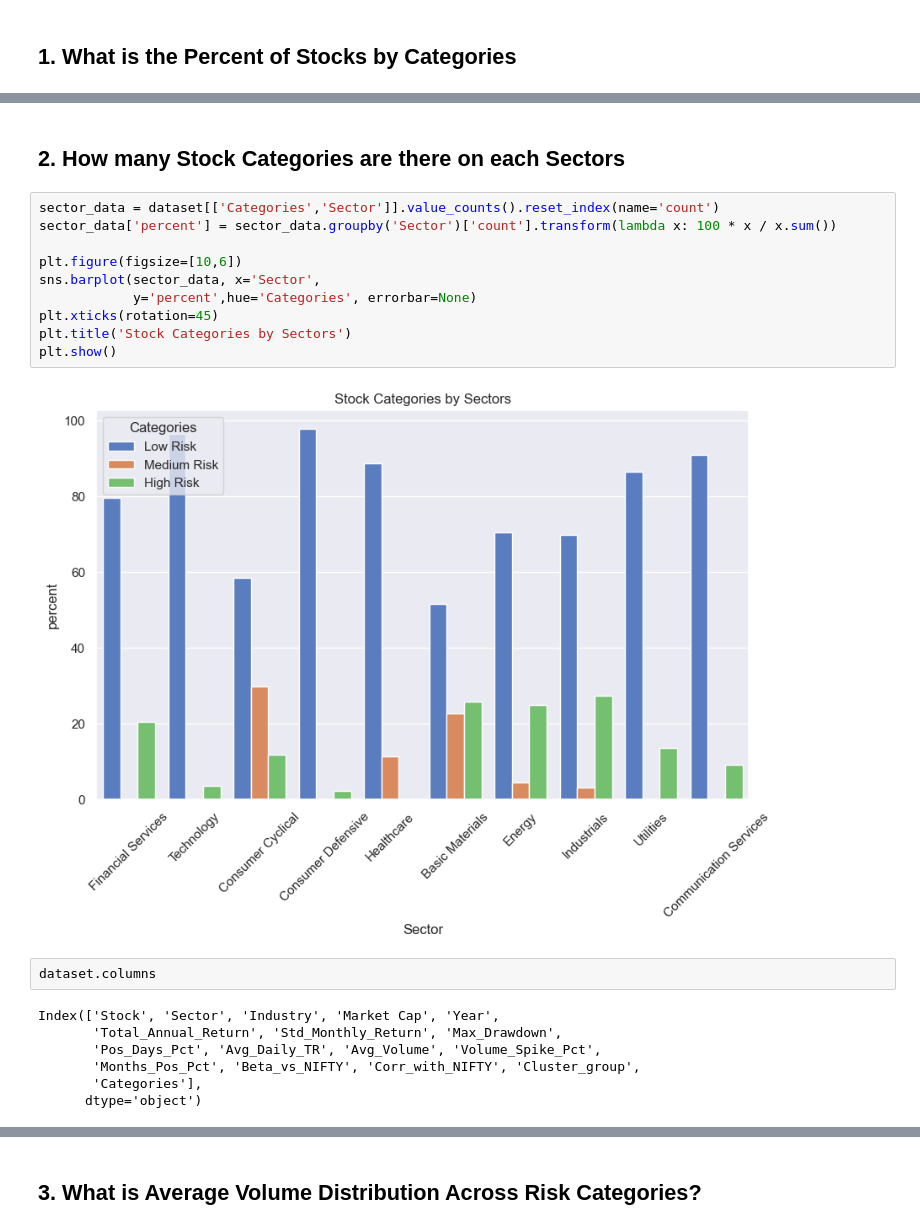
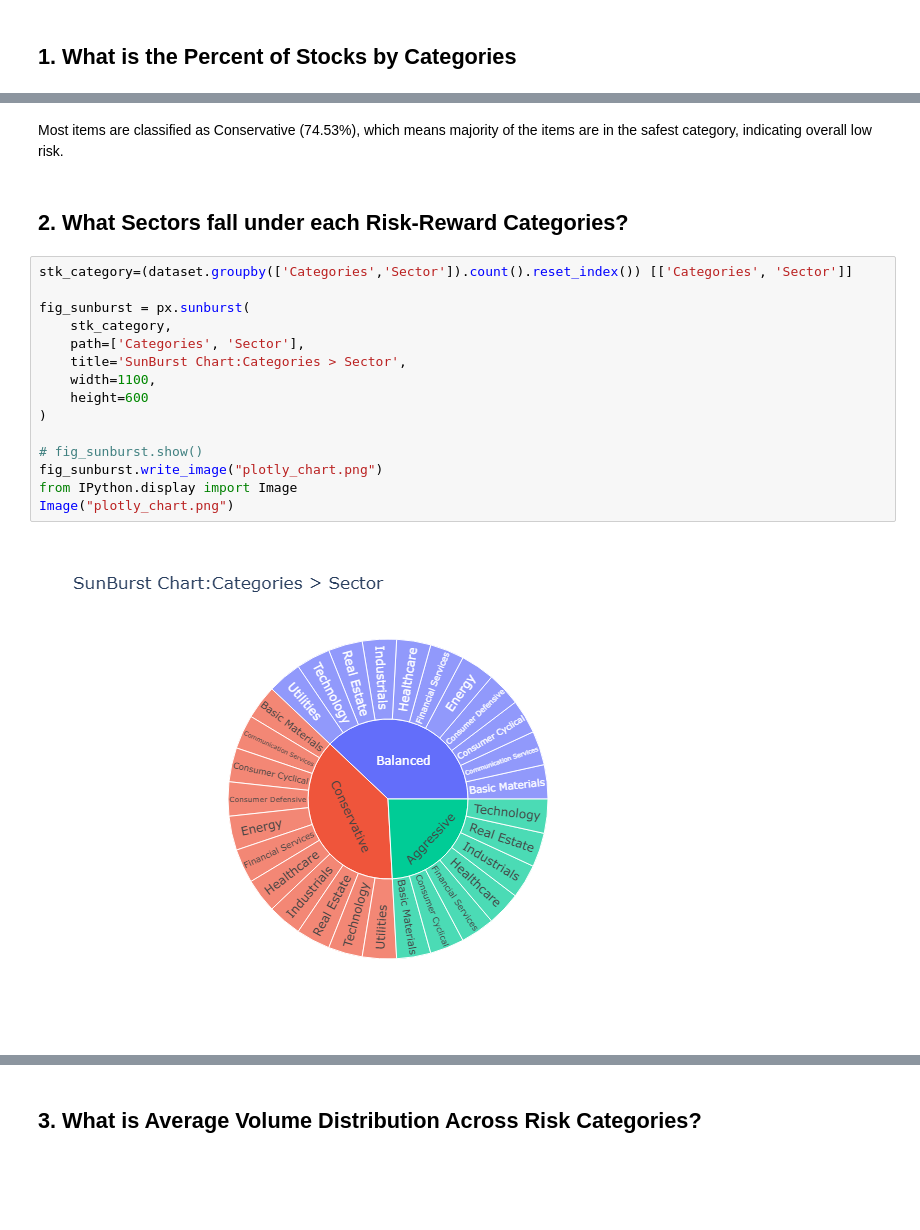
Before and after one commit to Sulo-proj/AI, a Jupyter notebook: ML and DS Capstone/4. Feature Selection/3.eda_with_target.ipynb, the cells around one changed output, grey strips where cells are left out. Drawn from its saved outputs; the diff is of its cells as text; blank space fills up the shorter version.

```diff
--- a/ML and DS Capstone/4. Feature Selection/3.eda_with_target.ipynb
+++ b/ML and DS Capstone/4. Feature Selection/3.eda_with_target.ipynb
@@ -26,23 +41,21 @@ plt.show()
-# %% [markdown]
-## 2. How many Stock Categories are there on each Sectors
-# %%
-sector_data = dataset[['Categories','Sector']].value_counts().reset_index(name='count')
-sector_data['percent'] = sector_data.groupby('Sector')['count'].transform(lambda x: 100 * x / x.sum())
-
-plt.figure(figsize=[10,6])
-sns.barplot(sector_data, x='Sector',
-            y='percent',hue='Categories', errorbar=None)
-plt.xticks(rotation=45)
-plt.title('Stock Categories by Sectors')
-plt.show()
-# %% [output]
-[figure, removed]
-# %%
-dataset.columns
-# %% [output]
-Index(['Stock', 'Sector', 'Industry', 'Market Cap', 'Year',
-       'Total_Annual_Return', 'Std_Monthly_Return', 'Max_Drawdown',
-       'Pos_Days_Pct', 'Avg_Daily_TR', 'Avg_Volume', 'Volume_Spike_Pct',
-       'Months_Pos_Pct', 'Beta_vs_NIFTY', 'Corr_with_NIFTY', 'Cluster_group',
-       'Categories'],
-      dtype='object')
+# %% [markdown]
+Most items are classified as Conservative (74.53%), which means majority of the items are in the safest category, indicating overall low risk.
+# %% [markdown]
+## 2. What Sectors fall under each Risk-Reward Categories?
+# %%
+stk_category=(dataset.groupby(['Categories','Sector']).count().reset_index()) [['Categories', 'Sector']]
+
+fig_sunburst = px.sunburst(
+    stk_category,
+    path=['Categories', 'Sector'],
+    title='SunBurst Chart:Categories > Sector',
+    width=1100,
+    height=600
+)
+
+# fig_sunburst.show()
+fig_sunburst.write_image("plotly_chart.png")
+from IPython.display import Image
+Image("plotly_chart.png")
+# %% [output]
+[figure, added]
```
Also changed, not shown: parts of 26 cells of this notebook, 2 other files.
